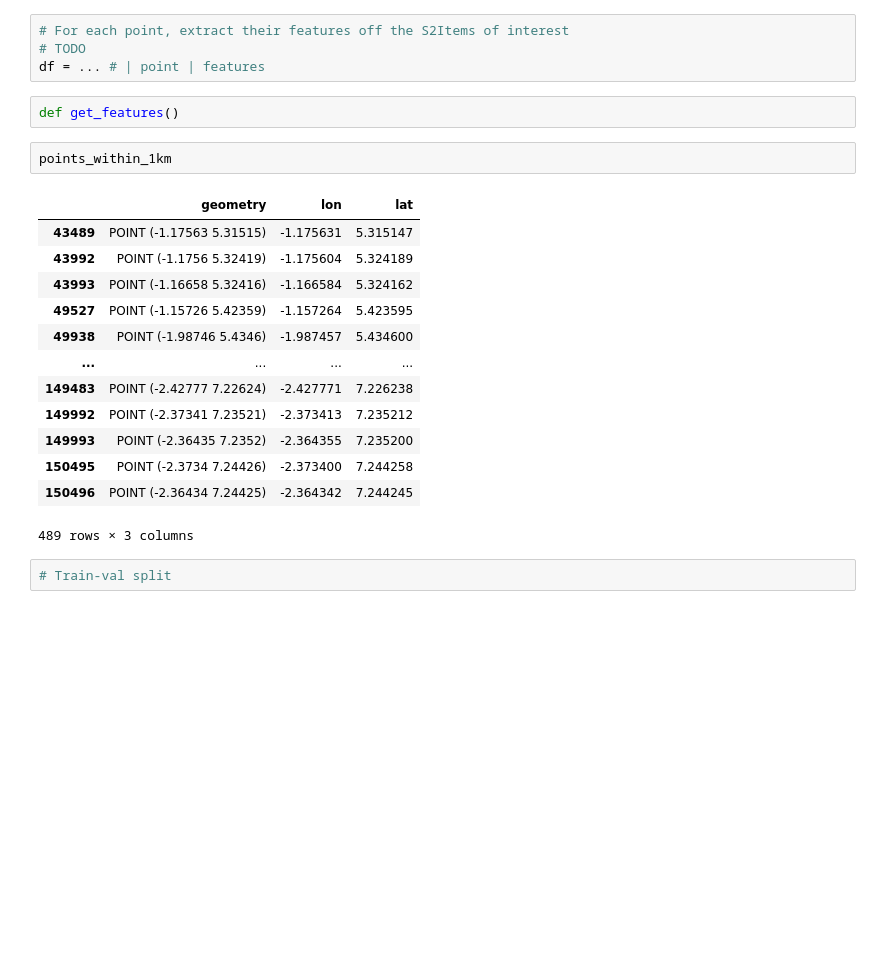
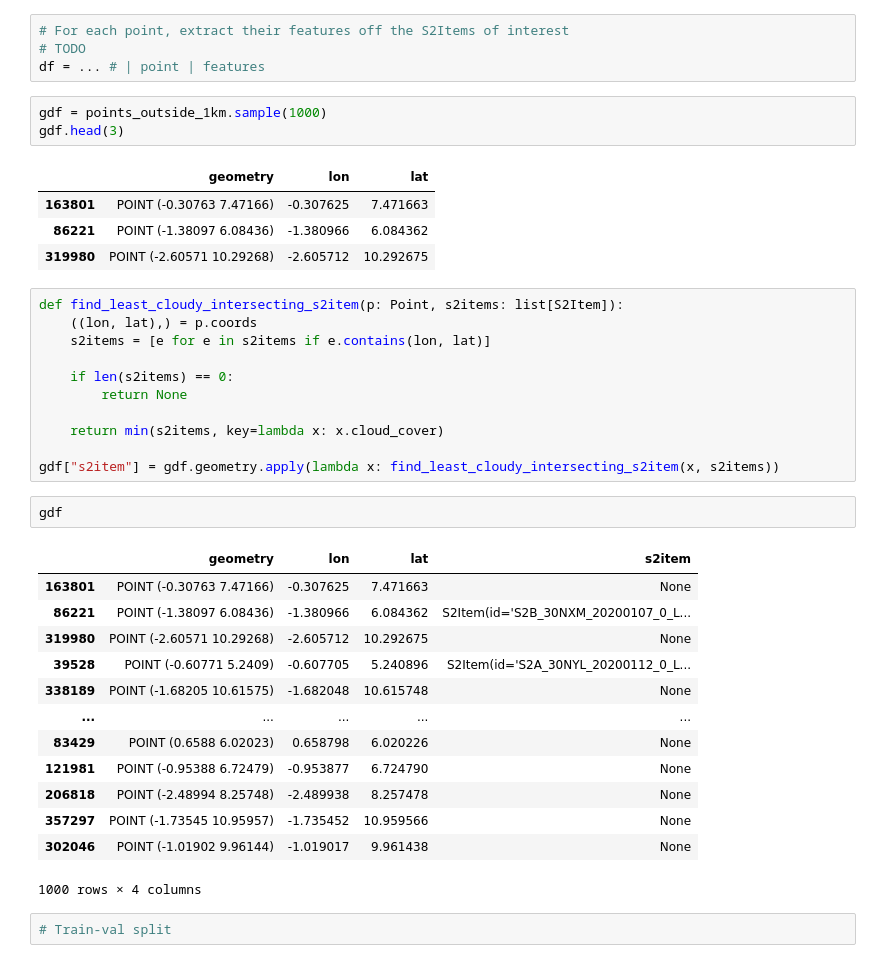
Before and after one commit to arthurgassner-synotis/forestero-skymap-poc, a Jupyter notebook: nb/0-6-predict_ethz.ipynb, the cells around one changed output. Cells and saved outputs as stored; diff of their text form; blank space fills up the shorter version.

Commit message:
feat: clean s2item

```diff
--- a/nb/0-6-predict_ethz.ipynb
+++ b/nb/0-6-predict_ethz.ipynb
@@ -149,24 +149,41 @@ Points outside 1km: 250699
 # For each point, extract their features off the S2Items of interest
 # TODO
 df = ... # | point | features
-# %%
-def get_features()
-# %%
-points_within_1km
-# %% [output]
-|  | geometry | lon | lat |
-| 43489 | POINT (-1.17563 5.31515) | -1.175631 | 5.315147 |
-| 43992 | POINT (-1.1756 5.32419) | -1.175604 | 5.324189 |
-| 43993 | POINT (-1.16658 5.32416) | -1.166584 | 5.324162 |
-| 49527 | POINT (-1.15726 5.42359) | -1.157264 | 5.423595 |
-| 49938 | POINT (-1.98746 5.4346) | -1.987457 | 5.434600 |
-| ... | ... | ... | ... |
-| 149483 | POINT (-2.42777 7.22624) | -2.427771 | 7.226238 |
-| 149992 | POINT (-2.37341 7.23521) | -2.373413 | 7.235212 |
-| 149993 | POINT (-2.36435 7.2352) | -2.364355 | 7.235200 |
-| 150495 | POINT (-2.3734 7.24426) | -2.373400 | 7.244258 |
-| 150496 | POINT (-2.36434 7.24425) | -2.364342 | 7.244245 |
-489 rows × 3 columns
+# %%
+gdf = points_outside_1km.sample(1000)
+gdf.head(3)
+# %% [output]
+|  | geometry | lon | lat |
+| 163801 | POINT (-0.30763 7.47166) | -0.307625 | 7.471663 |
+| 86221 | POINT (-1.38097 6.08436) | -1.380966 | 6.084362 |
+| 319980 | POINT (-2.60571 10.29268) | -2.605712 | 10.292675 |
+# %%
+def find_least_cloudy_intersecting_s2item(p: Point, s2items: list[S2Item]):
+    ((lon, lat),) = p.coords
+    s2items = [e for e in s2items if e.contains(lon, lat)]
+
+    if len(s2items) == 0:
+        return None
+
+    return min(s2items, key=lambda x: x.cloud_cover)
+
+gdf["s2item"] = gdf.geometry.apply(lambda x: find_least_cloudy_intersecting_s2item(x, s2items))
+# %%
+gdf
+# %% [output]
+|  | geometry | lon | lat | s2item |
+| 163801 | POINT (-0.30763 7.47166) | -0.307625 | 7.471663 | None |
+| 86221 | POINT (-1.38097 6.08436) | -1.380966 | 6.084362 | S2Item(id='S2B_30NXM_20200107_0_L... |
+| 319980 | POINT (-2.60571 10.29268) | -2.605712 | 10.292675 | None |
+| 39528 | POINT (-0.60771 5.2409) | -0.607705 | 5.240896 | S2Item(id='S2A_30NYL_20200112_0_L... |
+| 338189 | POINT (-1.68205 10.61575) | -1.682048 | 10.615748 | None |
+| ... | ... | ... | ... | ... |
+| 83429 | POINT (0.6588 6.02023) | 0.658798 | 6.020226 | None |
+| 121981 | POINT (-0.95388 6.72479) | -0.953877 | 6.724790 | None |
+| 206818 | POINT (-2.48994 8.25748) | -2.489938 | 8.257478 | None |
+| 357297 | POINT (-1.73545 10.95957) | -1.735452 | 10.959566 | None |
+| 302046 | POINT (-1.01902 9.96144) | -1.019017 | 9.961438 | None |
+1000 rows × 4 columns
 # %%
 # Train-val split
 # %%
```
Also changed, not shown: 2 other files.
